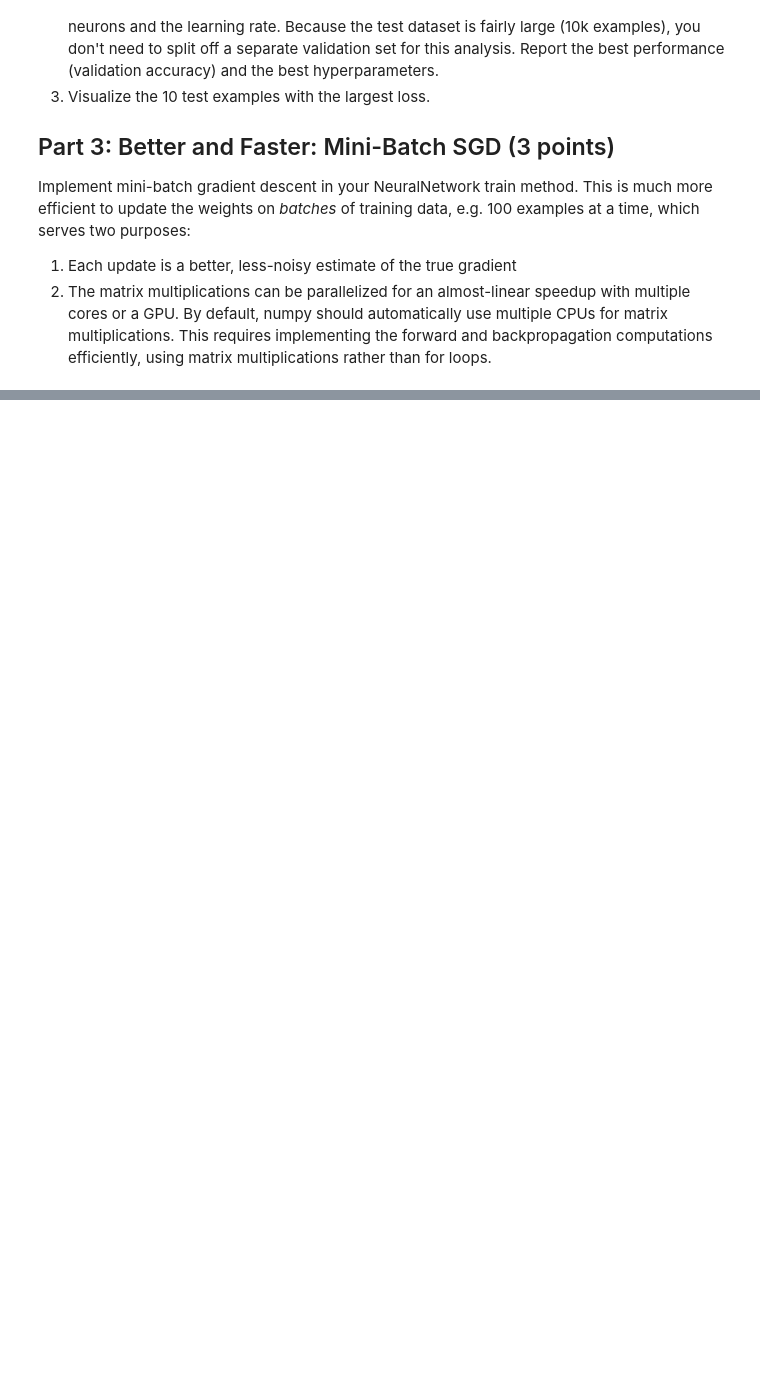
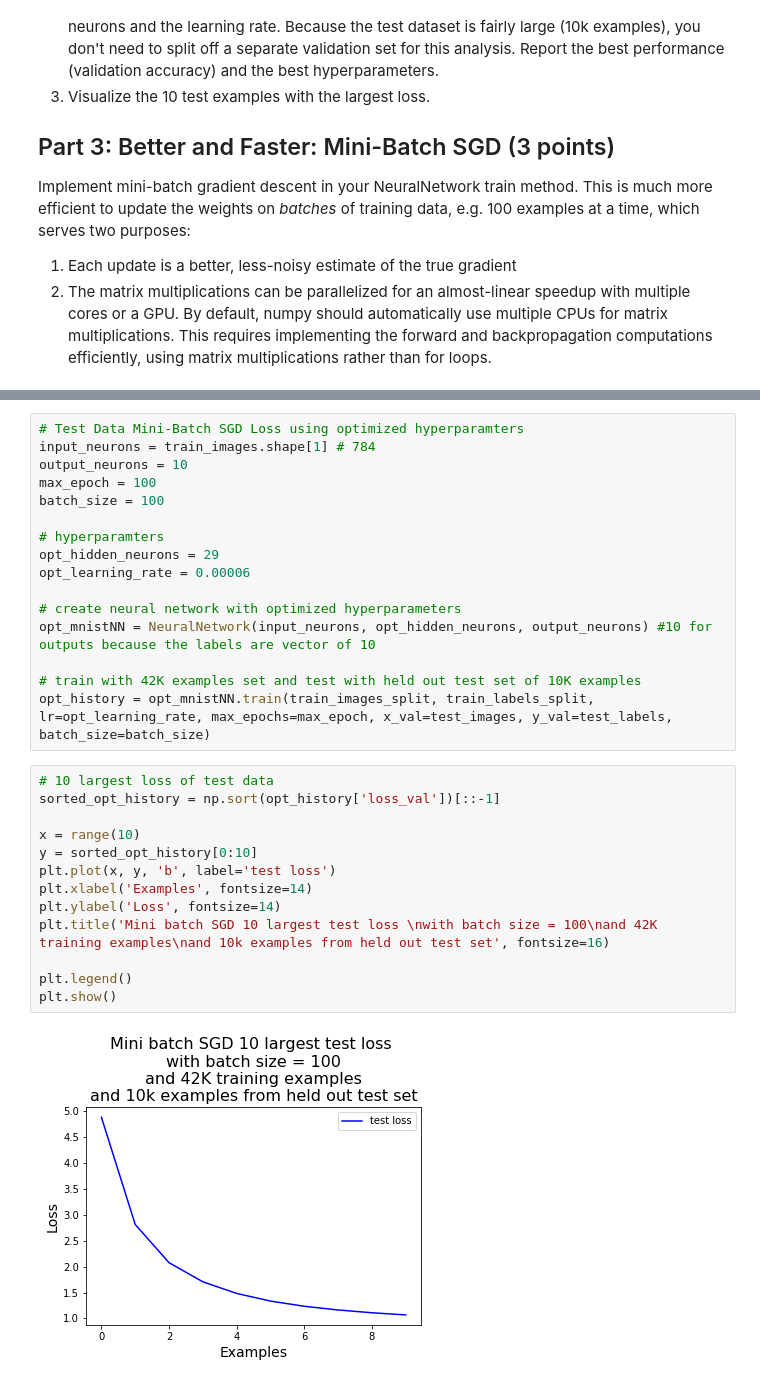
Before and after one commit to smc395/ics635_machine_learning, a Jupyter notebook: neural_network/HW4_Neural_Network.ipynb, the cells around one changed output, grey strips where cells are left out. Cells and saved outputs as stored; diff of their text form; blank space fills up the shorter version.

```diff
--- a/neural_network/HW4_Neural_Network.ipynb
+++ b/neural_network/HW4_Neural_Network.ipynb
@@ -191,0 +523,31 @@ Downloaded t10k-labels-idx1-ubyte.gz to ./
+# %%
+# Test Data Mini-Batch SGD Loss using optimized hyperparamters
+input_neurons = train_images.shape[1] # 784
+output_neurons = 10
+max_epoch = 100
+batch_size = 100
+
+# hyperparamters
+opt_hidden_neurons = 29
+opt_learning_rate = 0.00006
+
+# create neural network with optimized hyperparameters
+opt_mnistNN = NeuralNetwork(input_neurons, opt_hidden_neurons, output_neurons) #10 for outputs because the labels are vector of 10
+
+# train with 42K examples set and test with held out test set of 10K examples
+opt_history = opt_mnistNN.train(train_images_split, train_labels_split, lr=opt_learning_rate, max_epochs=max_epoch, x_val=test_images, y_val=test_labels, batch_size=batch_size)
+# %%
+# 10 largest loss of test data
+sorted_opt_history = np.sort(opt_history['loss_val'])[::-1]
+
+x = range(10)
+y = sorted_opt_history[0:10]
+plt.plot(x, y, 'b', label='test loss')
+plt.xlabel('Examples', fontsize=14)
+plt.ylabel('Loss', fontsize=14)
+plt.title('Mini batch SGD 10 largest test loss \nwith batch size = 100\nand 42K training examples\nand 10k examples from held out test set', fontsize=16)
+
+plt.legend()
+plt.show()
+# %% [output]
+[figure, added]
```
Also changed, not shown: parts of 13 cells of this notebook, 1 other file.
